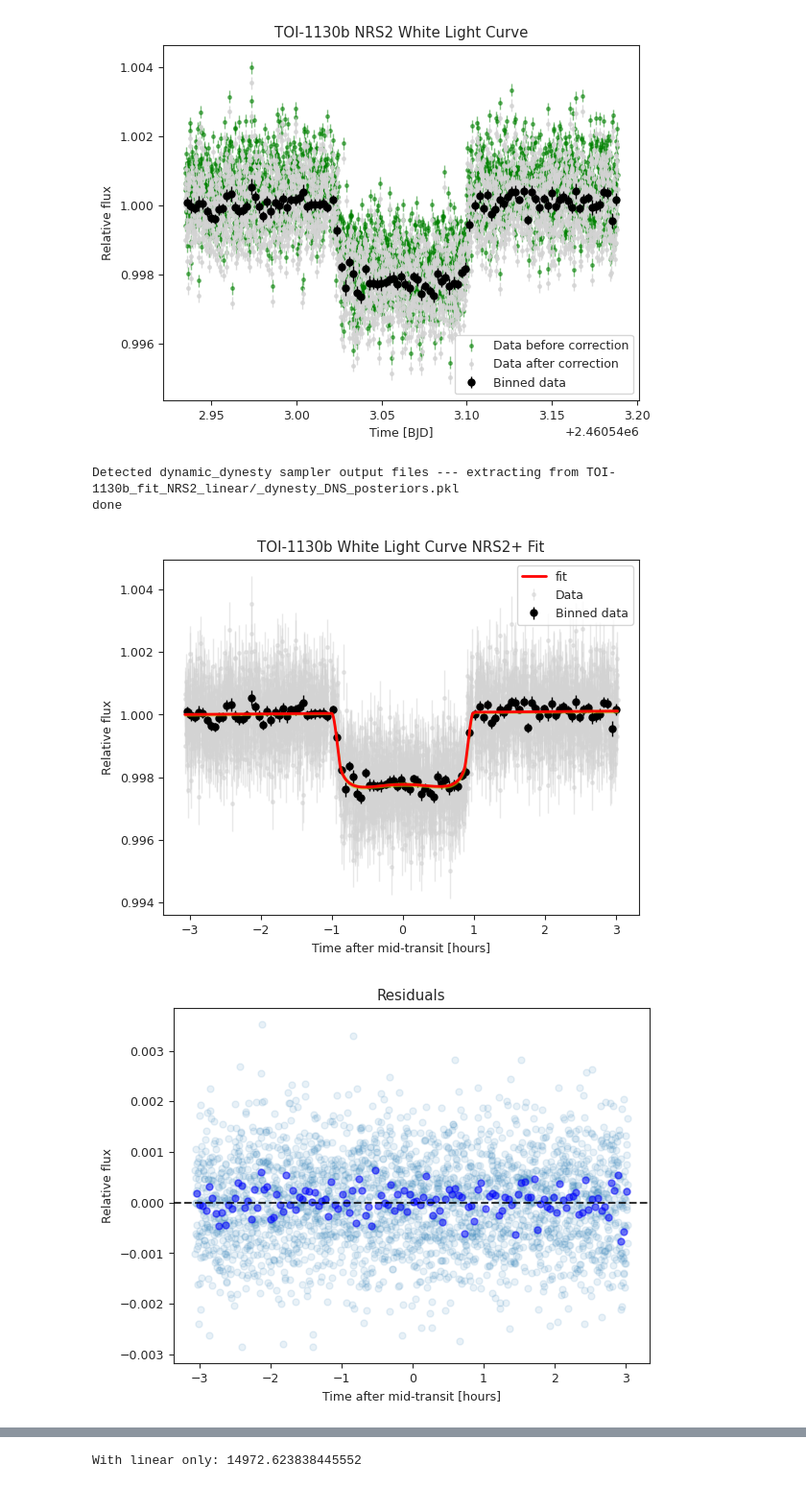
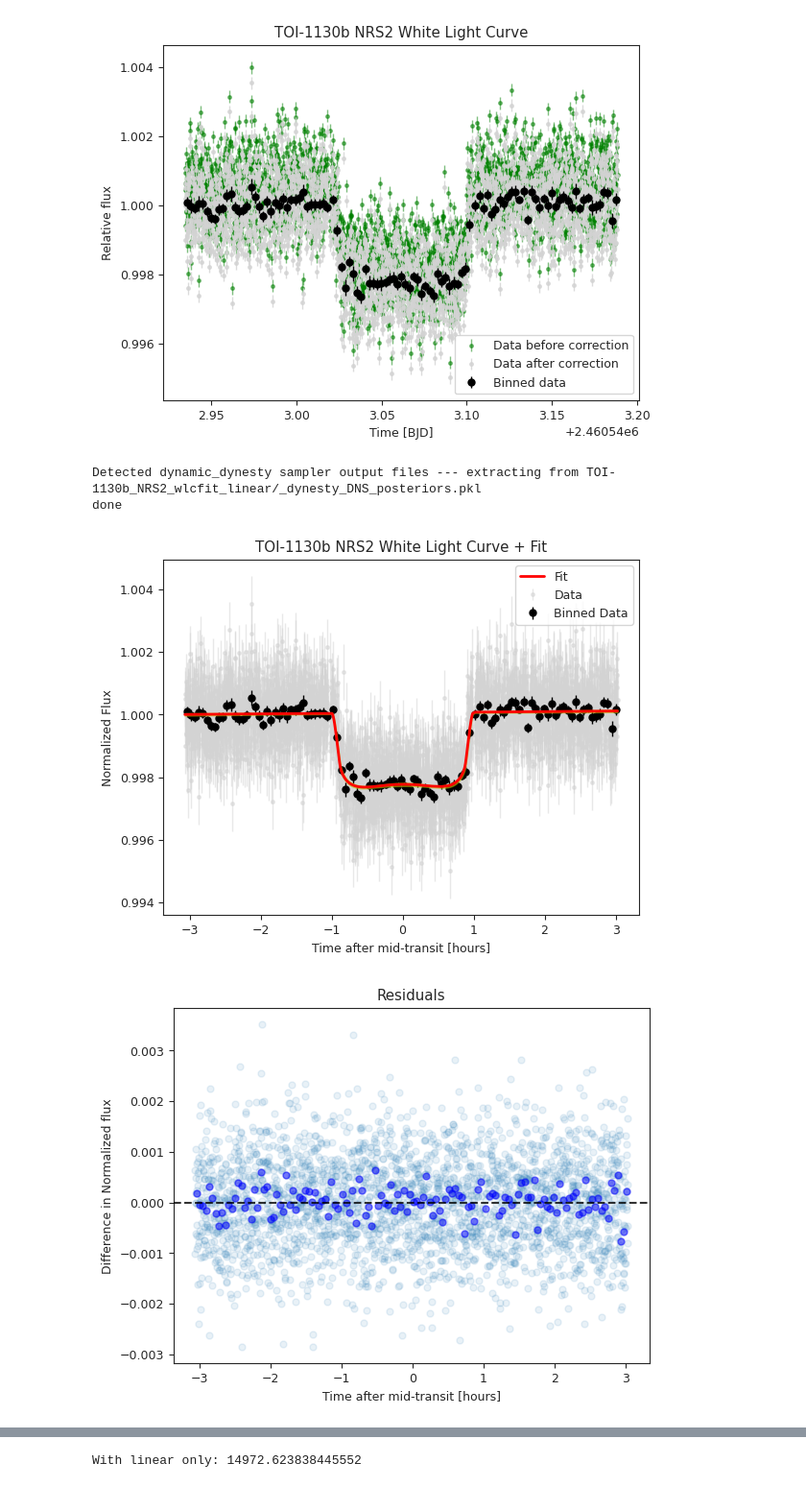
Before and after one commit to m23lau/subneptune, a Jupyter notebook: lc_fit_notebook.ipynb, the cells around one changed output, grey strips where cells are left out. Shown at 96% size. Drawn from its saved outputs; the diff is of its cells as text; code cells hidden in the pictures.

```diff
--- a/lc_fit_notebook.ipynb
+++ b/lc_fit_notebook.ipynb
@@ -143,30 +148,30 @@ GP_regressors[itm] = regressors
 
 # # Just transit
 # dataset = juliet.load(priors = priors, t_lc = times, y_lc = fluxes, yerr_lc = fluxes_err,
-#                  ld_laws = 'quadratic', out_folder = pn+'_fit_'+itm)
+#                  ld_laws = 'quadratic', out_folder = pn+'_'+itm+'_wlcfit')
 # #---------------------------------------------------------------------------------------------
 
 # Linear
 dataset = juliet.load(priors = priors, t_lc = times, y_lc = fluxes, yerr_lc = fluxes_err,
                  linear_regressors_lc = linear_regressors,
-                 ld_laws = 'quadratic', out_folder = pn+'_fit_'+itm+'_linear')
+                 ld_laws = 'quadratic', out_folder = pn+'_'+itm+'_wlcfit_linear')
 # #---------------------------------------------------------------------------------------------
 
 # # GP
 # dataset = juliet.load(priors = priors, t_lc = times, y_lc = fluxes, yerr_lc = fluxes_err,
 #                  GP_regressors_lc = GP_regressors,
-#                  ld_laws = 'quadratic', out_folder = pn+'_fit_'+itm+'_GP')
+#                  ld_laws = 'quadratic', out_folder = pn+'_'+itm+'_wlcfit_GP')
 #---------------------------------------------------------------------------------------------
 
 # # Linear + GP
 # dataset = juliet.load(priors = priors, t_lc = times, y_lc = fluxes, yerr_lc = fluxes_err,
 #                  linear_regressors_lc = linear_regressors, GP_regressors_lc = GP_regressors,
-#                  ld_laws = 'quadratic', out_folder = pn+'_fit_'+itm+'_L+GP')
+#                  ld_laws = 'quadratic', out_folder = pn+'_'+itm+'_wlcfit_linear+GP')
 
 results = dataset.fit(sampler = 'dynamic_dynesty', nthreads = 3, verbose = True, n_live_points = 1000)
 print('done')
 # %% [output]
-Detected dynamic_dynesty sampler output files --- extracting from TOI-1130b_fit_NRS2_linear/_dynesty_DNS_posteriors.pkl
+Detected dynamic_dynesty sampler output files --- extracting from TOI-1130b_NRS2_wlcfit_linear/_dynesty_DNS_posteriors.pkl
 done
 # %%
 # Take jitter values from posterior and multiply into errors
@@ -175,41 +180,41 @@ mflux = np.median(results.posteriors['posterior_samples']['mflux_'+itm])
 total_errors = np.sqrt(sigma**2 + ferr_wl**2)
 # %%
 # Normalize time so that it's relative to best-fit mid-transit and make some plots
-mid_t = np.median(results.posteriors['posterior_samples']['t0_p1'])
+mid_t = np.nanmedian(results.posteriors['posterior_samples']['t0_p1'])
 norm_t = (t - mid_t) * 24
 norm_tbin = (tbin - mid_t) * 24
 
 # Scatter data
 plt.errorbar(norm_t, f_wl, yerr = total_errors, fmt = '.', color = 'lightgrey', ms = 5, elinewidth = 1, label = 'Data', alpha = 0.5, zorder = 1)
-plt.errorbar(norm_tbin, fbin, yerr = ferrbin, fmt = '.', color = 'k', ms = 10, elinewidth = 1, label = 'Binned data', zorder = 5)
+plt.errorbar(norm_tbin, fbin, yerr = ferrbin, fmt = '.', color = 'k', ms = 10, elinewidth = 1, label = 'Binned Data', zorder = 5)
 
 # Get best fit and +/- 1 sigma band from posterior, then plot
 transit_model, transit_up68, transit_low68 = results.lc.evaluate(itm, return_err = True)
 
-plt.plot(norm_t, transit_model, color = 'r', lw = 2, label = 'fit', zorder = 10)
+plt.plot(norm_t, transit_model, color = 'r', lw = 2, label = 'Fit', zorder = 10)
 plt.fill_between(norm_t, transit_up68, transit_low68, color = 'y', alpha = 0.5, zorder = 8)
 
-plt.title(pn+' White Light Curve '+itm+'+ Fit')
+plt.title(pn+' '+itm+ ' White Light Curve + Fit')
 plt.xlabel('Time after mid-transit [hours]')
-plt.ylabel('Relative flux')
+plt.ylabel('Normalized Flux')
 plt.legend()
 plt.show()
 
 # Residuals plot
 resid = f_wl - transit_model
 resid_binx, resid_biny, _ = juliet.bin_data(norm_t, resid, 20)
 
 plt.scatter(norm_t, resid, alpha = 0.1, zorder = 1)
 plt.scatter(resid_binx, resid_biny, alpha = 0.5, color = 'b', zorder = 5)
 plt.axhline(y = 0, ls = '--', color = 'k', alpha = 0.8, zorder = 10)
 
 plt.title('Residuals')
 plt.xlabel('Time after mid-transit [hours]')
-plt.ylabel('Relative flux')
+plt.ylabel('Difference in Normalized Flux')
 plt.show()
 # %% [output]
-[figure, old version]
+[figure, new version]
-[figure, old version]
+[figure, new version]
 # %%
 # Corner plot
 list_post = []
```
Also changed, not shown: parts of 15 cells of this notebook.
